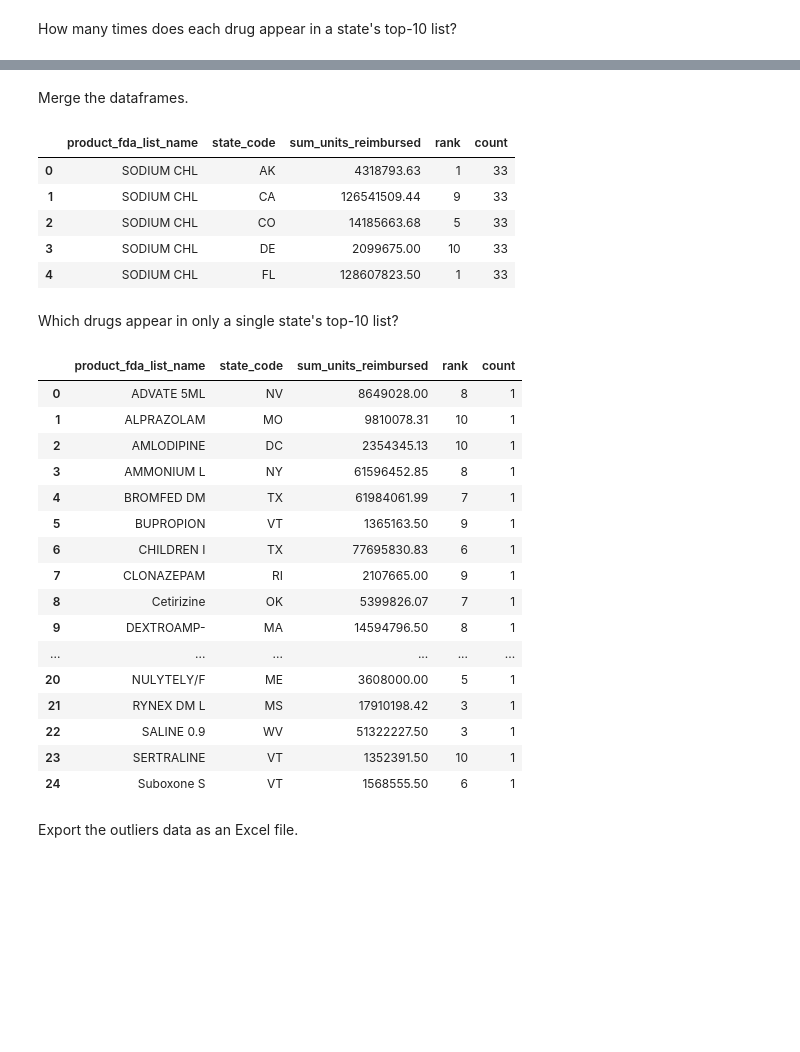
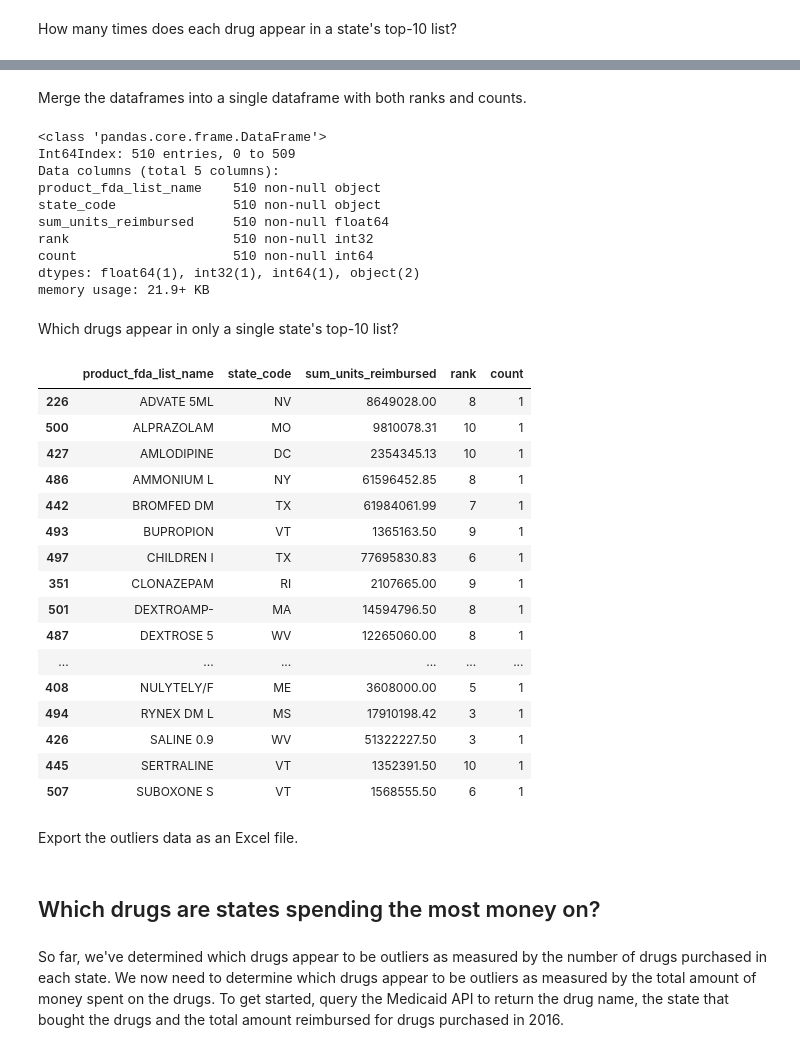
Before and after one commit to PublicI/medicaid-influence-analysis, a Jupyter notebook: medicaid_analysis.ipynb, the cells around one changed output, grey strips where cells are left out. Saved outputs shown, nothing was run; the diff lists cells and outputs as text; code cells hidden in the pictures; blank space fills up the shorter version.

Commit message:
Updates throughout
* Added analysis by amount reimbursed
* Corrected inconsistent capitalization of drug names
* Other minor edits

```diff
--- a/medicaid_analysis.ipynb
+++ b/medicaid_analysis.ipynb
@@ -32,6 +44,6 @@ drugs.head()
 # %% [markdown]
 Rank the drugs by their units reimbursed within each state.
 # %%
-drugs["rank"] = drugs.groupby("state_code")["sum_units_reimbursed"].rank(method="min", ascending=False).astype(int)
-drugs.head()
+units["rank"] = units.groupby("state_code")["sum_units_reimbursed"].rank(method="min", ascending=False).astype(int)
+units.info()
 # %% [output]
@@ -58,0 +61,3 @@ memory usage: 14.0+ KB
+# %%
+top_10_units = units[units["rank"] <= 10]
+top_10_units.info()
@@ -59,7 +74,7 @@ memory usage: 14.0+ KB
 # %% [markdown]
 How many times does each drug appear in a state's top-10 list?
 # %%
-counts = top_10.product_fda_list_name.value_counts().reset_index() # Create new dataframe of drug counts
-counts.columns = ["product_fda_list_name", "count"] # Rename columns
-counts.head()
+counts_units = top_10_units["product_fda_list_name"].value_counts().reset_index() # Create new dataframe of drug counts
+counts_units.columns = ["product_fda_list_name", "count"] # Rename columns
+counts_units.info()
 # %% [output]
@@ -72,38 +88,42 @@ counts.head()
-# %% [markdown]
-Merge the dataframes.
+# %% [markdown]
+Merge the dataframes into a single dataframe with both ranks and counts.
 # %%
-top_10 = top_10.merge(counts, how="inner", on="product_fda_list_name")
-top_10.head()
+top_10_units = top_10_units.merge(counts_units, how="inner", on="product_fda_list_name")
+top_10_units.info()
 # %% [output]
-|  | product_fda_list_name | state_code | sum_units_reimbursed | rank | count |
-| 0 | SODIUM CHL | AK | 4318793.63 | 1 | 33 |
-| 1 | SODIUM CHL | CA | 126541509.44 | 9 | 33 |
-| 2 | SODIUM CHL | CO | 14185663.68 | 5 | 33 |
-| 3 | SODIUM CHL | DE | 2099675.00 | 10 | 33 |
-| 4 | SODIUM CHL | FL | 128607823.50 | 1 | 33 |
+<class 'pandas.core.frame.DataFrame'>
+Int64Index: 510 entries, 0 to 509
+Data columns (total 5 columns):
+product_fda_list_name    510 non-null object
+state_code               510 non-null object
+sum_units_reimbursed     510 non-null float64
+rank                     510 non-null int32
+count                    510 non-null int64
+dtypes: float64(1), int32(1), int64(1), object(2)
+memory usage: 21.9+ KB
 # %% [markdown]
 Which drugs appear in only a single state's top-10 list?
 # %%
-outliers = top_10[top_10["count"] <= 1].sort_values(["product_fda_list_name", "state_code"], ascending=True).reset_index(drop=True)
-outliers
+outliers_units = top_10_units[top_10_units["count"] == 1]
+outliers_units.sort_values("product_fda_list_name", ascending=True)
 # %% [output]
 |  | product_fda_list_name | state_code | sum_units_reimbursed | rank | count |
-| 0 | ADVATE 5ML | NV | 8649028.00 | 8 | 1 |
-| 1 | ALPRAZOLAM | MO | 9810078.31 | 10 | 1 |
-| 2 | AMLODIPINE | DC | 2354345.13 | 10 | 1 |
-| 3 | AMMONIUM L | NY | 61596452.85 | 8 | 1 |
-| 4 | BROMFED DM | TX | 61984061.99 | 7 | 1 |
-| 5 | BUPROPION | VT | 1365163.50 | 9 | 1 |
-| 6 | CHILDREN I | TX | 77695830.83 | 6 | 1 |
-| 7 | CLONAZEPAM | RI | 2107665.00 | 9 | 1 |
-| 8 | Cetirizine | OK | 5399826.07 | 7 | 1 |
-| 9 | DEXTROAMP- | MA | 14594796.50 | 8 | 1 |
+| 226 | ADVATE 5ML | NV | 8649028.00 | 8 | 1 |
+| 500 | ALPRAZOLAM | MO | 9810078.31 | 10 | 1 |
+| 427 | AMLODIPINE | DC | 2354345.13 | 10 | 1 |
+| 486 | AMMONIUM L | NY | 61596452.85 | 8 | 1 |
+| 442 | BROMFED DM | TX | 61984061.99 | 7 | 1 |
+| 493 | BUPROPION | VT | 1365163.50 | 9 | 1 |
+| 497 | CHILDREN I | TX | 77695830.83 | 6 | 1 |
+| 351 | CLONAZEPAM | RI | 2107665.00 | 9 | 1 |
+| 501 | DEXTROAMP- | MA | 14594796.50 | 8 | 1 |
+| 487 | DEXTROSE 5 | WV | 12265060.00 | 8 | 1 |
 | ... | ... | ... | ... | ... | ... |
-| 20 | NULYTELY/F | ME | 3608000.00 | 5 | 1 |
-| 21 | RYNEX DM L | MS | 17910198.42 | 3 | 1 |
-| 22 | SALINE 0.9 | WV | 51322227.50 | 3 | 1 |
-| 23 | SERTRALINE | VT | 1352391.50 | 10 | 1 |
-| 24 | Suboxone S | VT | 1568555.50 | 6 | 1 |
+| 408 | NULYTELY/F | ME | 3608000.00 | 5 | 1 |
+| 494 | RYNEX DM L | MS | 17910198.42 | 3 | 1 |
+| 426 | SALINE 0.9 | WV | 51322227.50 | 3 | 1 |
+| 445 | SERTRALINE | VT | 1352391.50 | 10 | 1 |
+| 507 | SUBOXONE S | VT | 1568555.50 | 6 | 1 |
 # %% [markdown]
 Export the outliers data as an Excel file.
 # %%
@@ -110,0 +131,4 @@ outliers.to_excel("medicaid_drug_utilization_outliers.xlsx")
+# %% [markdown]
+## Which drugs are states spending the most money on?
+# %% [markdown]
+So far, we've determined which drugs appear to be outliers as measured by the number of drugs purchased in each state. We now need to determine which drugs appear to be outliers as measured by the total amount of money spent on the drugs. To get started, query the Medicaid API to return the drug name, the state that bought the drugs and the total amount reimbursed for drugs purchased in 2016.
```
Also changed, not shown: parts of 28 cells of this notebook.
